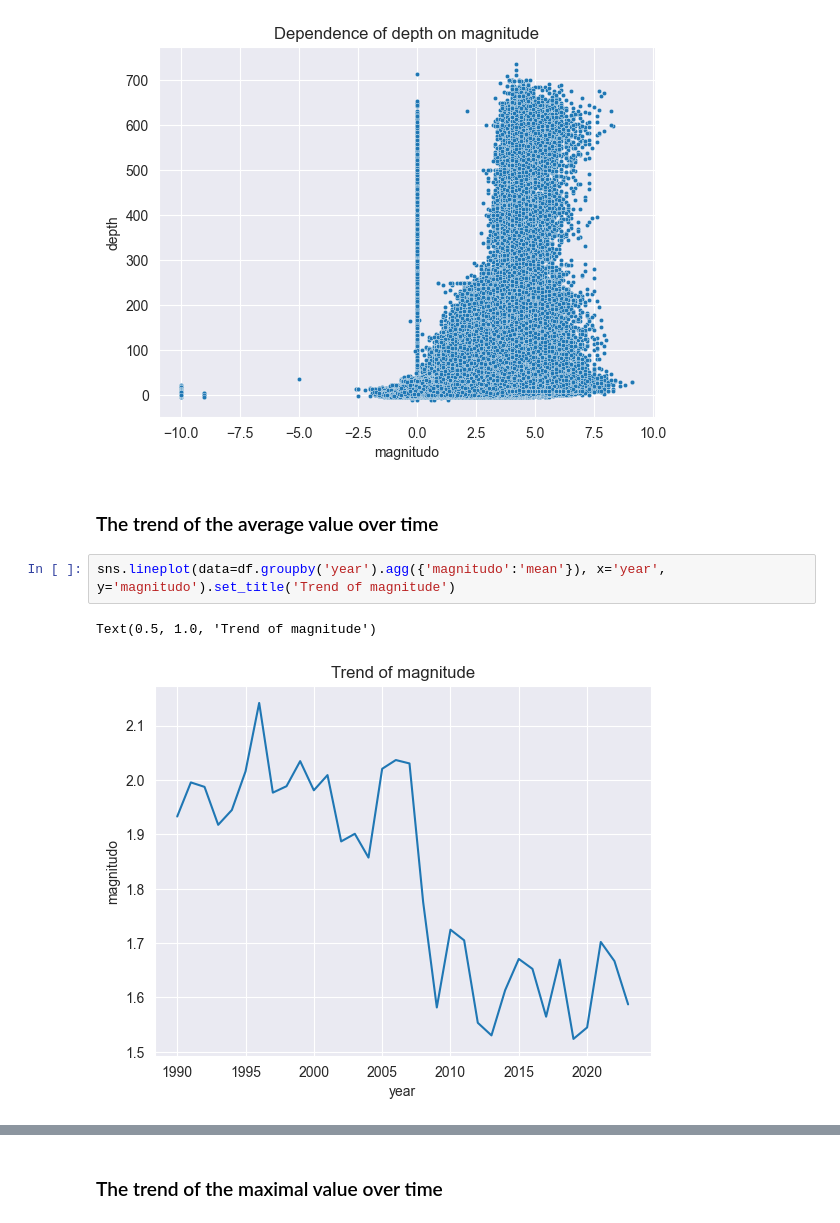
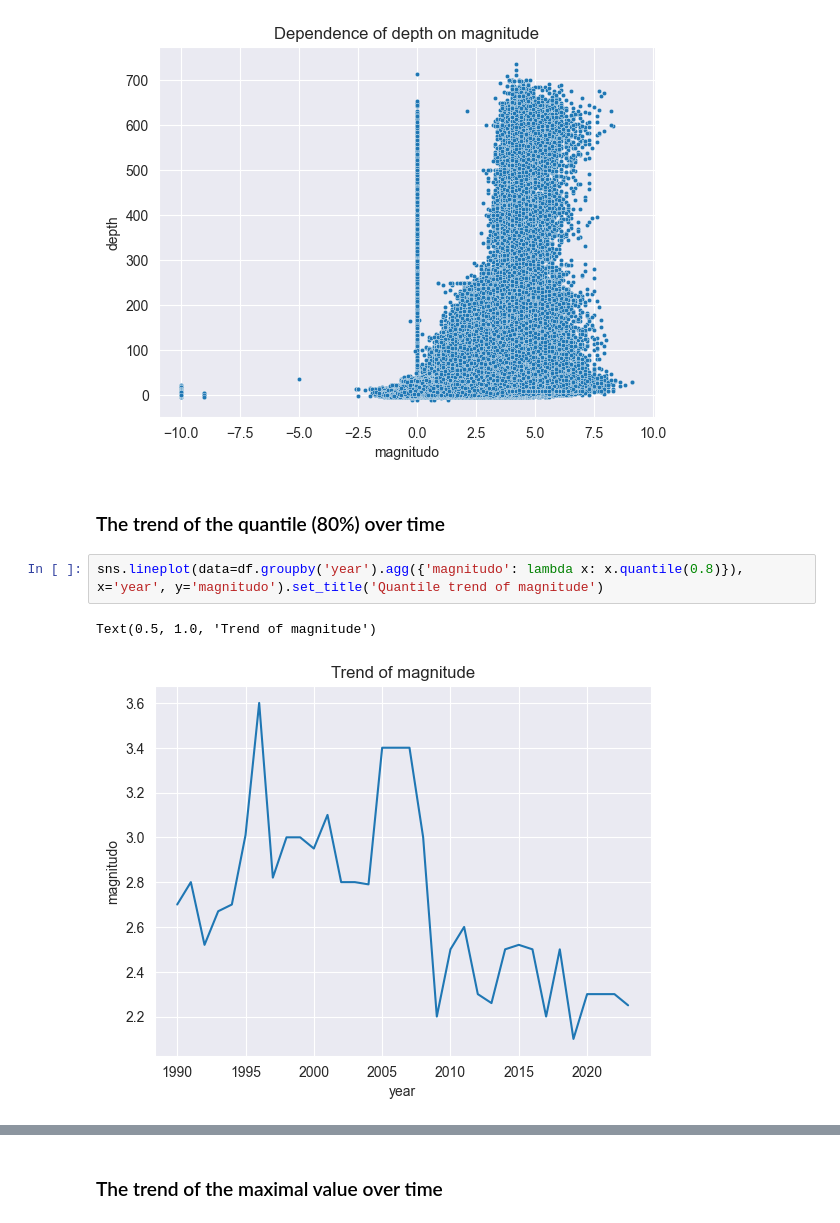
Before and after one commit to DenisIndenbom/DSBA-analytical-project, a Jupyter notebook: project.ipynb, the cells around one changed output, grey strips where cells are left out. Drawn from its saved outputs; the diff is of its cells as text.

```diff
--- a/project.ipynb
+++ b/project.ipynb
@@ -230,10 +230,10 @@ sns.scatterplot(data=df, y='depth', x='magnitudo', s=10).set_title('Dependence o
 Text(0.5, 1.0, 'Dependence of depth on magnitude')
 [figure]
 # %% [markdown]
-### The trend of the average value over time
+### The trend of the quantile (80%) over time
 # %%
-sns.lineplot(data=df.groupby('year').agg({'magnitudo':'mean'}), x='year', y='magnitudo').set_title('Trend of magnitude')
+sns.lineplot(data=df.groupby('year').agg({'magnitudo': lambda x: x.quantile(0.8)}), x='year', y='magnitudo').set_title('Quantile trend of magnitude')
 # %% [output]
 Text(0.5, 1.0, 'Trend of magnitude')
-[figure, old version]
+[figure, new version]
 # %%
```
Also changed, not shown: parts of 9 cells of this notebook.
